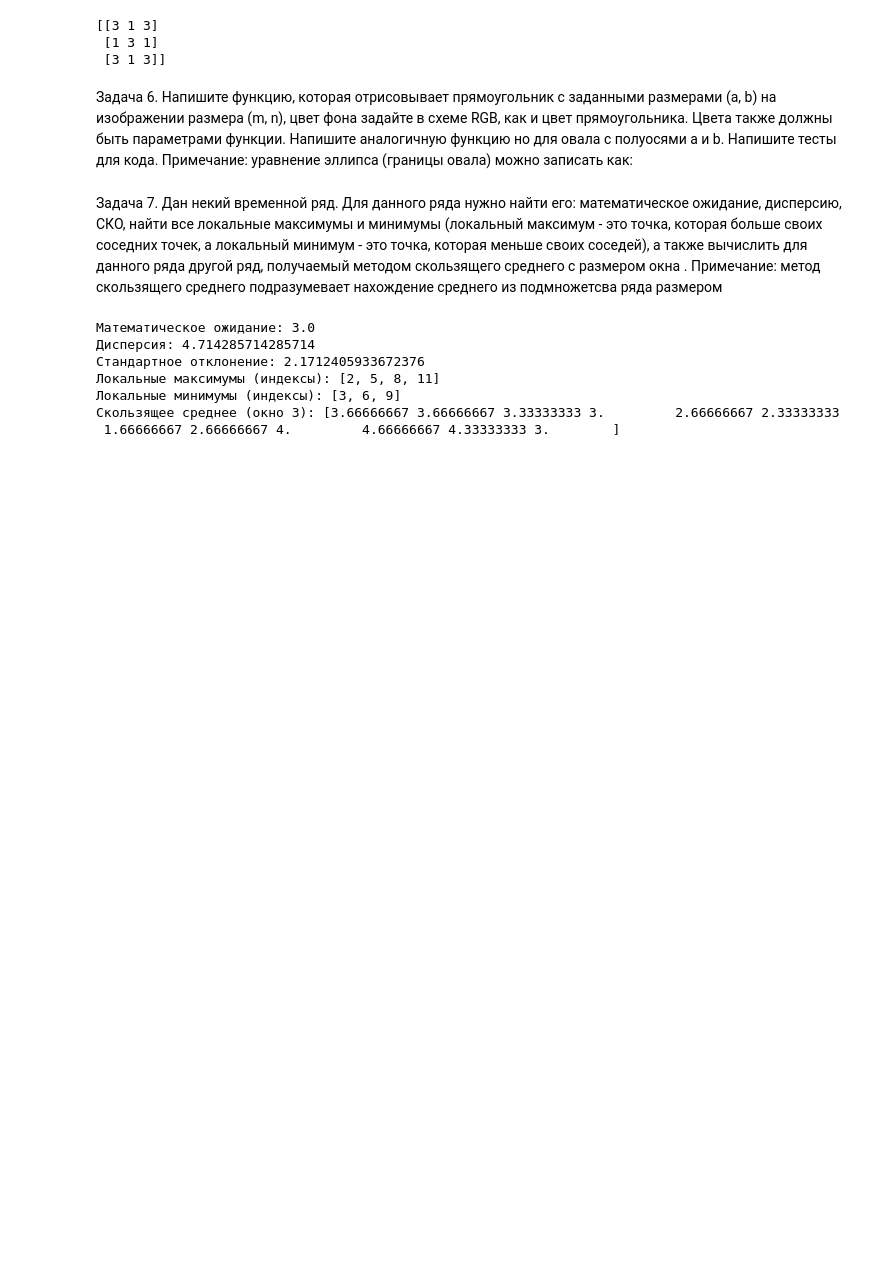
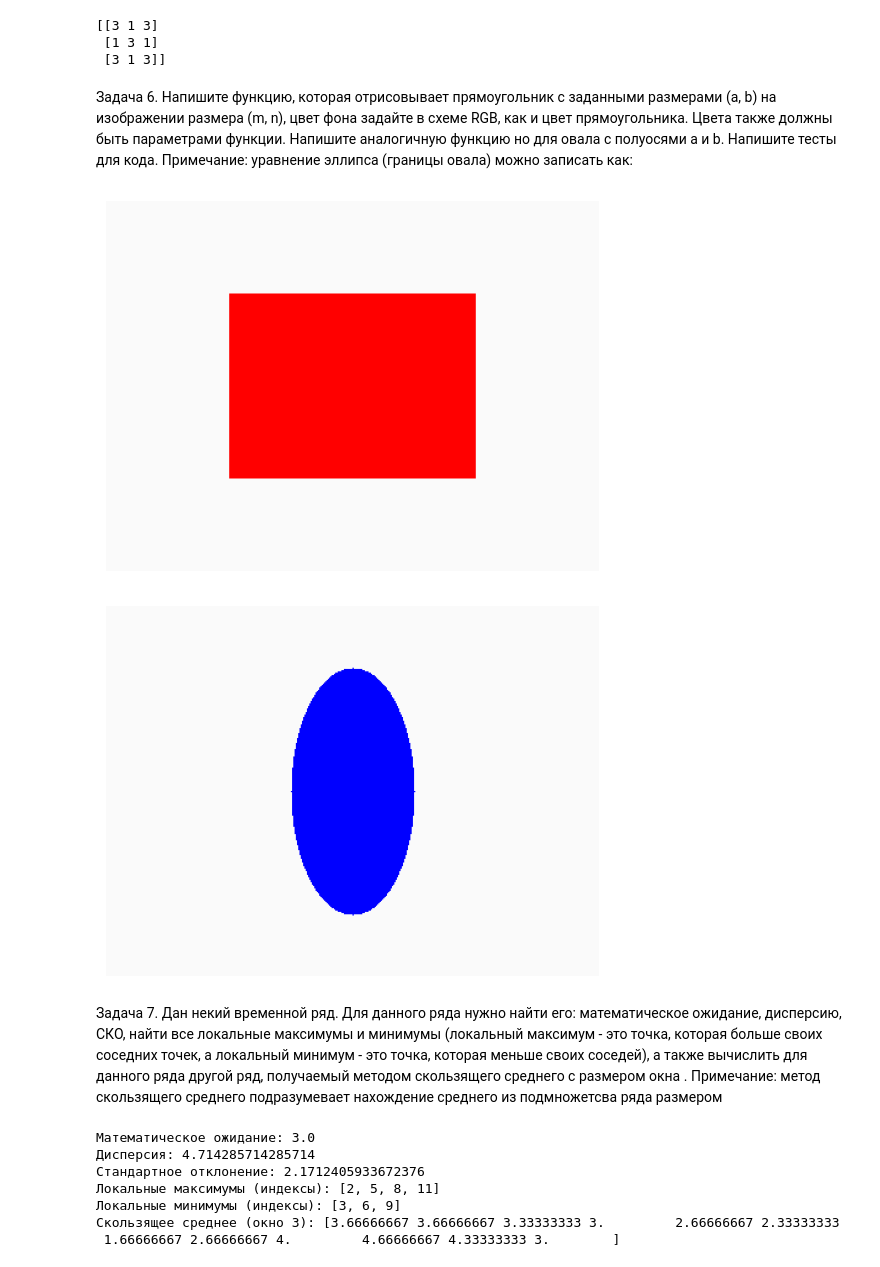
Before and after one commit to qcesha/urfu, a Jupyter notebook: numpy_.ipynb, the cells around one changed output. Saved outputs shown, nothing was run; the diff lists cells and outputs as text; code cells hidden in the pictures; blank space fills up the shorter version.

```diff
--- a/numpy_.ipynb
+++ b/numpy_.ipynb
@@ -145,6 +145,38 @@ print(chess(3, 3, 3, 1))
  [3 1 3]]
 # %% [markdown]
 Задача 6. Напишите функцию, которая отрисовывает прямоугольник с заданными размерами (a, b) на изображении размера (m, n), цвет фона задайте в схеме RGB, как и цвет прямоугольника. Цвета также должны быть параметрами функции. Напишите аналогичную функцию но для овала с полуосями a и b. Напишите тесты для кода. Примечание: уравнение эллипса (границы овала) можно записать как:
+# %%
+import numpy as np
+import matplotlib.pyplot as plt
+def draw_rectangle(a, b, m, n, rect_color, bg_color):
+    image = np.zeros((m, n, 3), dtype=np.uint8)
+    image[:] = bg_color
+
+    x0, y0 = (n - a) // 2, (m - b) // 2
+    image[y0:y0+b, x0:x0+a] = rect_color
+
+    plt.imshow(image)
+    plt.axis('off')
+    plt.show()
+
+def draw_ellipse(a, b, m, n, ellipse_color, bg_color):
+    image = np.zeros((m, n, 3), dtype=np.uint8)
+    image[:] = bg_color
+
+    y, x = np.ogrid[:m, :n]
+    x0, y0 = n // 2, m // 2
+    ellipse_mask = ((x - x0) ** 2) / a ** 2 + ((y - y0) ** 2) / b ** 2 <= 1
+    image[ellipse_mask] = ellipse_color
+
+    plt.imshow(image)
+    plt.axis('off')
+    plt.show()
+
+draw_rectangle(200, 150, 300, 400, rect_color=(255, 0, 0), bg_color=(250, 250, 250))
+draw_ellipse(50, 100, 300, 400, ellipse_color=(0, 0, 255), bg_color=(250, 250, 250))
+# %% [output]
+[figure, added]
+[figure, added]
 # %% [markdown]
 Задача 7. Дан некий временной ряд. Для данного ряда нужно найти его: математическое ожидание, дисперсию, СКО, найти все локальные максимумы и минимумы (локальный максимум - это точка, которая больше своих соседних точек, а локальный минимум - это точка, которая меньше своих соседей), а также вычислить для данного ряда другой ряд, получаемый методом скользящего среднего с размером окна
 .
```
